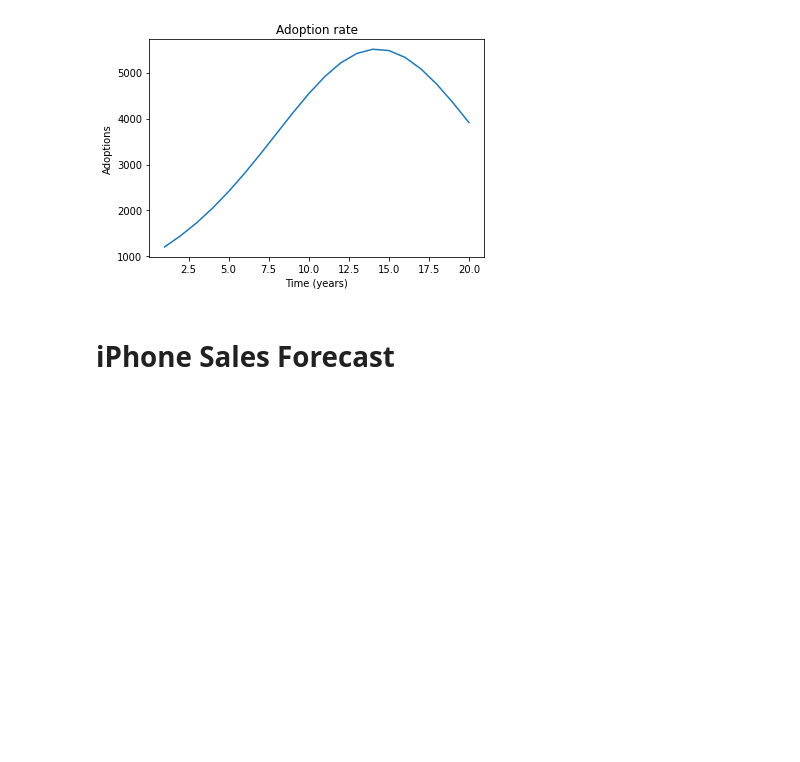
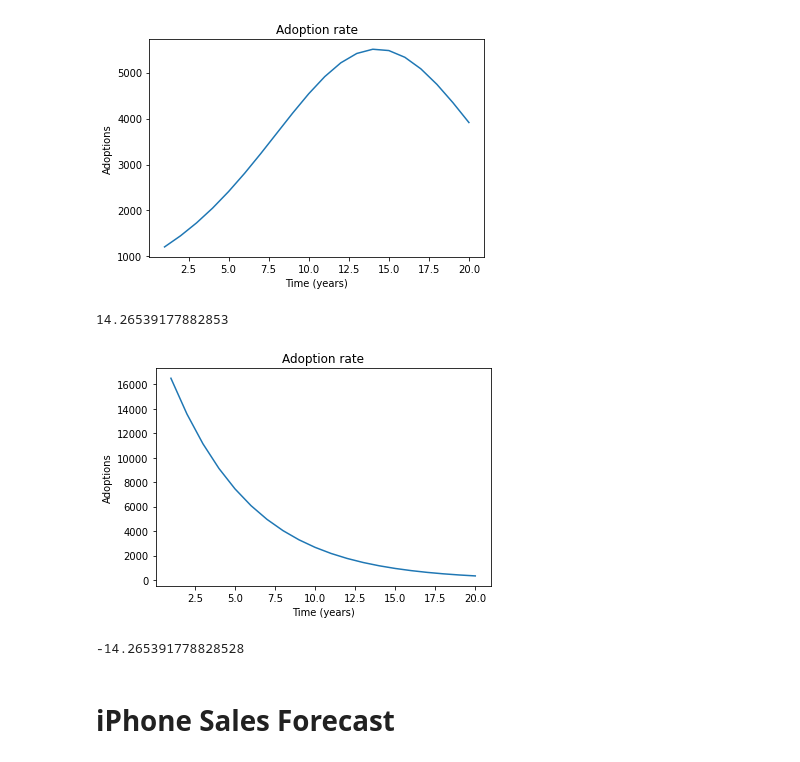
Before and after one commit to alejandropuerto/product-market-forecasting-bass-model, a Jupyter notebook: Bass Model.ipynb, the cells around one changed output. Cells and saved outputs as stored; diff of their text form; code cells hidden in the pictures; blank space fills up the shorter version.

```diff
--- a/Bass Model.ipynb
+++ b/Bass Model.ipynb
@@ -29,6 +29,29 @@ plt.title("Adoption rate")
 plt.show()
 # %% [output]
 [figure]
+# %%
+peak_time = -1/(p+q)*np.log(p/q)
+print(peak_time)
+# %% [output]
+14.26539177882853
+# %%
+p=0.2
+q=0.01
+f = densityFunction(p,q,t)
+fig = plt.figure()
+plt.plot(t, m*f)
+plt.ylabel('Adoptions')
+plt.xlabel('Time (years)')
+plt.title("Adoption rate")
+#plt.legend()
+plt.show()
+# %% [output]
+[figure, added]
+# %%
+peak_time = -1/(p+q)*np.log(p/q)
+print(peak_time)
+# %% [output]
+-14.265391778828528
 # %%
 # Bass model
 def FF(p, q, t):
```
Also changed, not shown: parts of 2 cells of this notebook.
